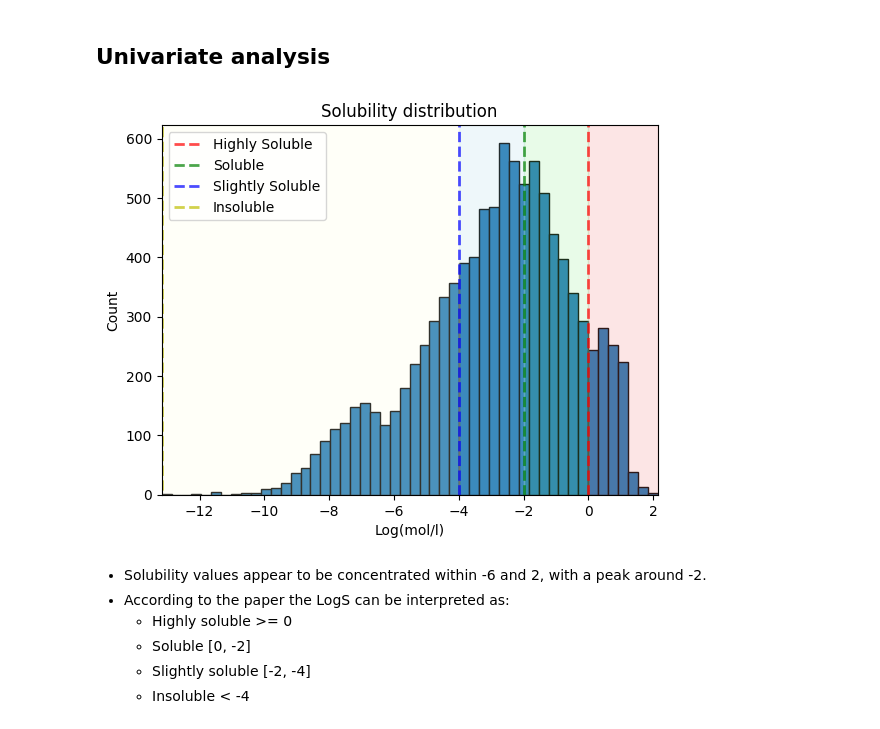
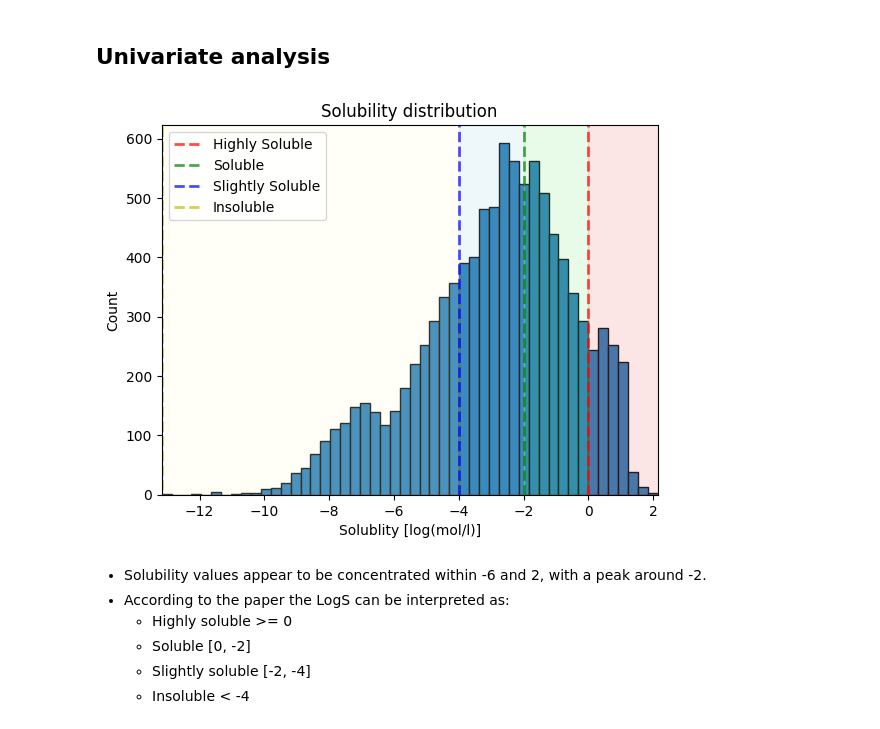
Before and after one commit to ManuelGehl/molecule_solubility, a Jupyter notebook: scripts/EDA_solubility.ipynb, the cells around one changed output. Drawn from its saved outputs; the diff is of its cells as text; code cells hidden in the pictures.

```diff
--- a/scripts/EDA_solubility.ipynb
+++ b/scripts/EDA_solubility.ipynb
@@ -122,34 +122,35 @@ descriptors_2d = ["MolWt", "MolLogP", "MolMR", "HeavyAtomCount",
                   "NumHAcceptors", "NumHDonors", "NumHeteroatoms",
                   "NumRotatableBonds", "NumValenceElectrons",
                   "NumAromaticRings", "NumSaturatedRings",
                   "NumAliphaticRings", "RingCount", "TPSA",
                   "LabuteASA", "BalabanJ", "BertzCT"]
 descriptors_sol = descriptors_2d + [solubility]
 
 # Histogram for solubility distribution
 dataset_transformed[solubility].hist(edgecolor="k", bins=50)
 plt.title("Solubility distribution")
 plt.xlabel("Log(mol/l)")
 plt.ylabel("Count")
 plt.grid(False)
 
 # Highlight solubility interpretation ranges with different background colors
 x_min = dataset_transformed[solubility].min()
 x_max = dataset_transformed[solubility].max()
 plt.axvline(0, color='r', linestyle='dashed', linewidth=2, label='Highly Soluble', alpha=0.7)
 plt.axvspan(0, x_max, color='lightcoral', alpha=0.2)
 plt.axvline(-2, color='g', linestyle='dashed', linewidth=2, label='Soluble', alpha=0.7)
 plt.axvspan(-2, 0, color='lightgreen', alpha=0.2)
 plt.axvline(-4, color='b', linestyle='dashed', linewidth=2, label='Slightly Soluble', alpha=0.7)
 plt.axvspan(-4, -2, color='lightblue', alpha=0.2)
 plt.axvline(x_min, -4, color='y', linestyle='dashed', linewidth=2, label='Insoluble', alpha=0.7)
 plt.axvspan(x_min, -4, color='lightyellow', alpha=0.2)
 plt.xlim(x_min, x_max)
+plt.xlabel("Solublity [log(mol/l)]")
 
 plt.legend()
 plt.show()
 # %% [output]
-[figure, old version]
+[figure, new version]
 # %% [markdown]
 - Solubility values appear to be concentrated within -6 and 2, with a peak around -2.
 - According to the paper the LogS can be interpreted as:
```
Also changed, not shown: parts of 5 cells of this notebook, 1 other file.
